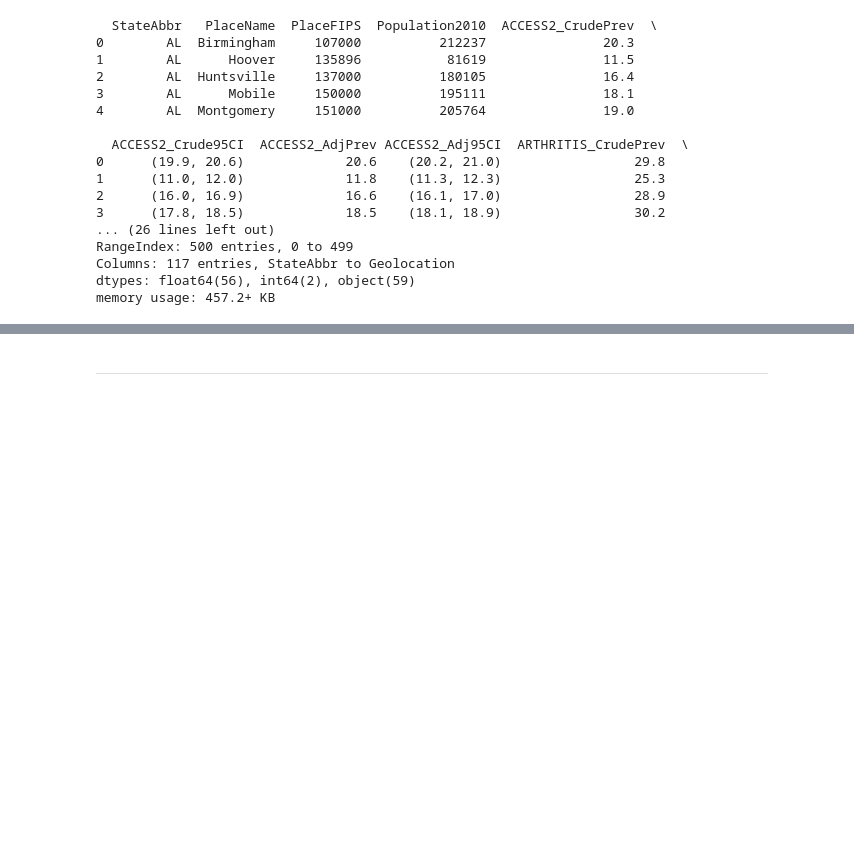
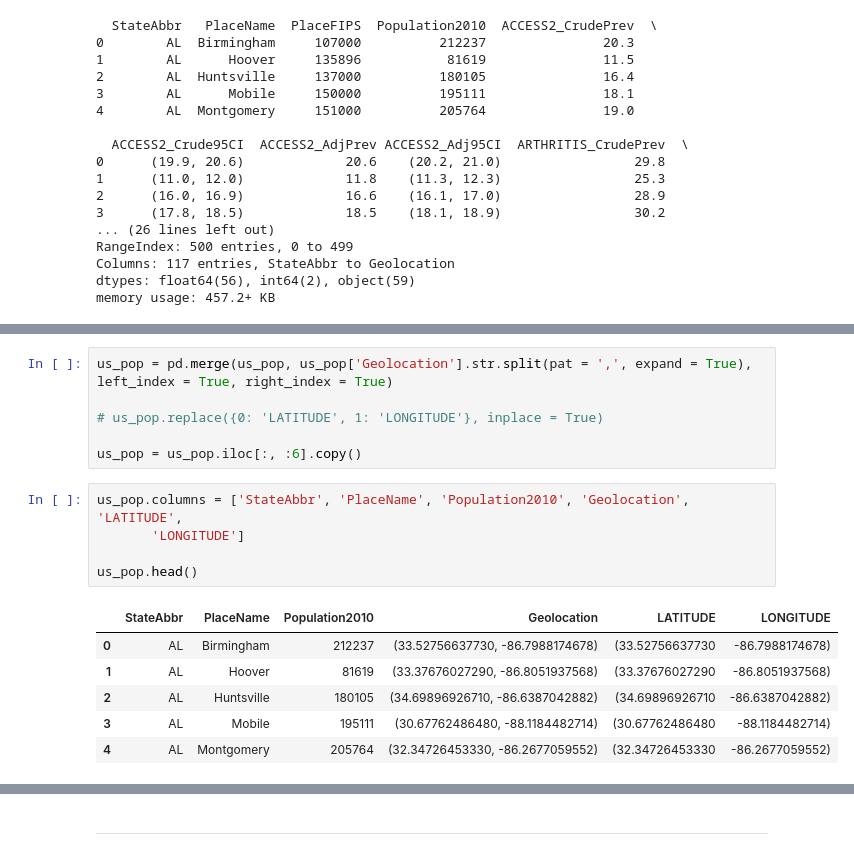
Before and after one commit to hank-butler/METAR_Data, a Jupyter notebook: code/01-data-cleaning.ipynb, the cells around one changed output, grey strips where cells are left out. Drawn from its saved outputs; the diff is of its cells as text; blank space fills up the shorter version.

```diff
--- a/code/01-data-cleaning.ipynb
+++ b/code/01-data-cleaning.ipynb
@@ -175,0 +210,18 @@ us_pop[us_pop['Population2010'] >= 500_000].sort_values(by = 'Population2010', a
+# %%
+us_pop = pd.merge(us_pop, us_pop['Geolocation'].str.split(pat = ',', expand = True), left_index = True, right_index = True)
+
+# us_pop.replace({0: 'LATITUDE', 1: 'LONGITUDE'}, inplace = True)
+
+us_pop = us_pop.iloc[:, :6].copy()
+# %%
+us_pop.columns = ['StateAbbr', 'PlaceName', 'Population2010', 'Geolocation', 'LATITUDE',
+       'LONGITUDE']
+
+us_pop.head()
+# %% [output]
+|  | StateAbbr | PlaceName | Population2010 | Geolocation | LATITUDE | LONGITUDE |
+| 0 | AL | Birmingham | 212237 | (33.52756637730, -86.7988174678) | (33.52756637730 | -86.7988174678) |
+| 1 | AL | Hoover | 81619 | (33.37676027290, -86.8051937568) | (33.37676027290 | -86.8051937568) |
+| 2 | AL | Huntsville | 180105 | (34.69896926710, -86.6387042882) | (34.69896926710 | -86.6387042882) |
+| 3 | AL | Mobile | 195111 | (30.67762486480, -88.1184482714) | (30.67762486480 | -88.1184482714) |
+| 4 | AL | Montgomery | 205764 | (32.34726453330, -86.2677059552) | (32.34726453330 | -86.2677059552) |
```
Also changed, not shown: parts of 20 cells of this notebook.
